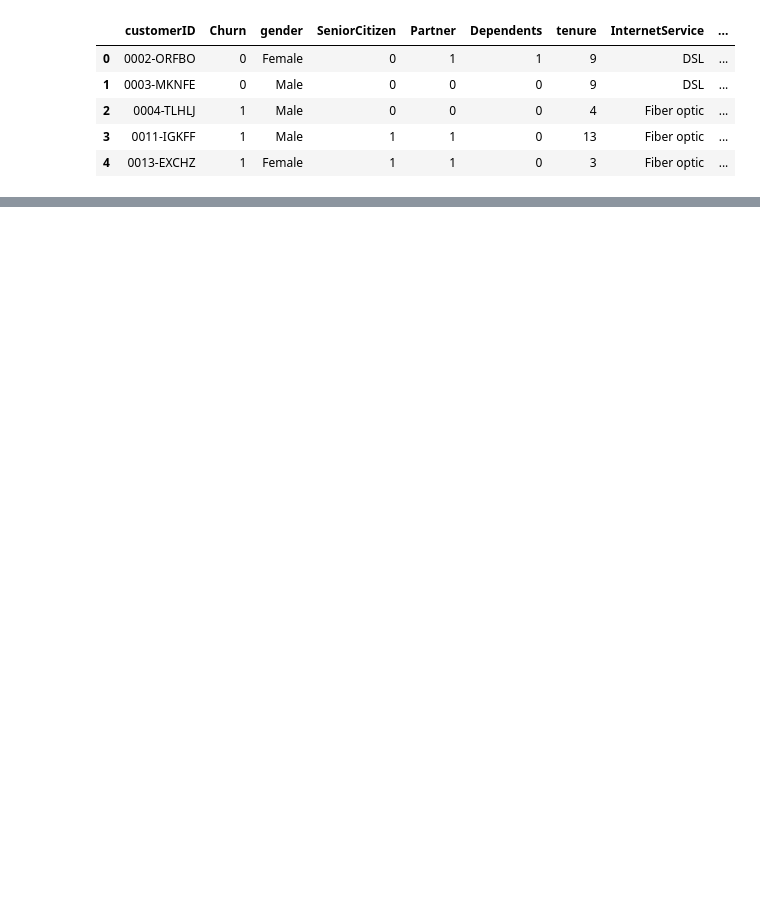
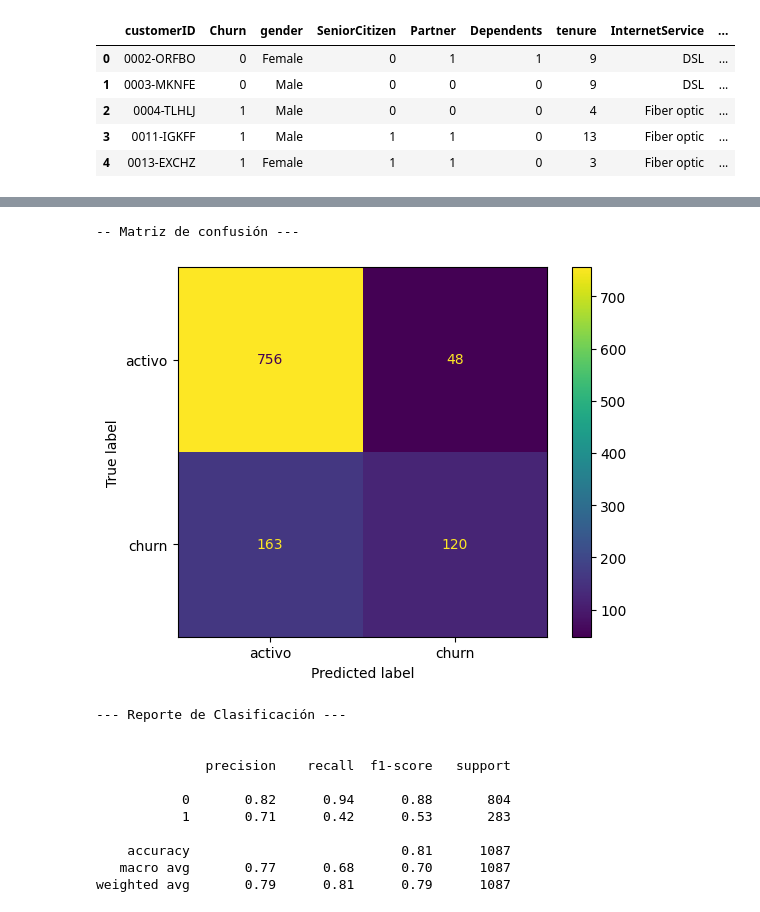
Before and after one commit to JharleCompres/TELECOM_X_PARTE_2_PREDICCION_DE_CANCELACION_CHURN, a Jupyter notebook: Telecom_X_prediccion_cancelacion_churn.ipynb, the cells around one changed output, grey strips where cells are left out. Drawn from its saved outputs; the diff is of its cells as text; code cells hidden in the pictures; blank space fills up the shorter version.

```diff
--- a/Telecom_X_prediccion_cancelacion_churn.ipynb
+++ b/Telecom_X_prediccion_cancelacion_churn.ipynb
@@ -253,0 +289,20 @@ else:
+# %%
+try:
+
+  #importamos la funcion
+  from sklearn.dummy import DummyClassifier
+
+  # Definimos el modelo BaseLine
+  base_model = DummyClassifier(random_state=42)
+
+  #Entrenamos el modelo
+  base_model.fit(X_train, y_train)
+
+except Exception as e:
+  print(f'Error al entrenar el modelo BaseLine: {e}')
+else:
+  # Visualizamos el resultado del rendimiento del modelo para entrenamiento
+  print(f' Rendimiento en entrenamiento: {base_model.score(X_train, y_train):.4f}')
+
+  # Visualizamos el resultado del rendimiento del modelo para prueba
+  print(f' Rendimiento en prueba: {base_model.score(X_val, y_val):.4f}')
@@ -253,0 +390,47 @@ else:
+# %%
+try:
+
+    # Importamos funciones
+    from sklearn.metrics import confusion_matrix
+
+    # Creamos modelo con la profundidad escogida
+    modelo_arbol = DecisionTreeClassifier(max_depth=4,random_state=42)
+    # Entrenamos el modelo con los datos de entrenamiento
+    modelo_arbol.fit(X_train, y_train)
+    # Variable con la prediccion del modelo para y_prevista
+    y_prevista = modelo_arbol.predict(X_val)
+
+    # Importamos la funcion para visualizar la matriz de confusión
+    from sklearn.metrics import ConfusionMatrixDisplay
+
+    print('-- Matriz de confusión ---')
+    print('\n')
+
+    # creamos visual de la matriz de confusión con y_val: validación y y_prevista: predicha por el modelo
+    visual = ConfusionMatrixDisplay.from_predictions(y_val, y_prevista, display_labels=['activo','churn'])
+    plt.show()
+    print('\n')
+
+    from sklearn.metrics import classification_report
+    print("--- Reporte de Clasificación ---")
+    print('\n')
+
+    # Imprimimos el reporte del modelo con las diferentes métricas
+    print(classification_report(y_val, y_prevista))
+
+except Exception as e:
+  print(f'Error al evaluar el modelo Árbol de Decisión: {e}')
+# %% [output]
+-- Matriz de confusión ---
+[figure, added]
+--- Reporte de Clasificación ---
+
+
+              precision    recall  f1-score   support
+
+           0       0.82      0.94      0.88       804
+           1       0.71      0.42      0.53       283
+
+    accuracy                           0.81      1087
+   macro avg       0.77      0.68      0.70      1087
+weighted avg       0.79      0.81      0.79      1087
```
Also changed, not shown: parts of 58 cells of this notebook, 2 other files.
